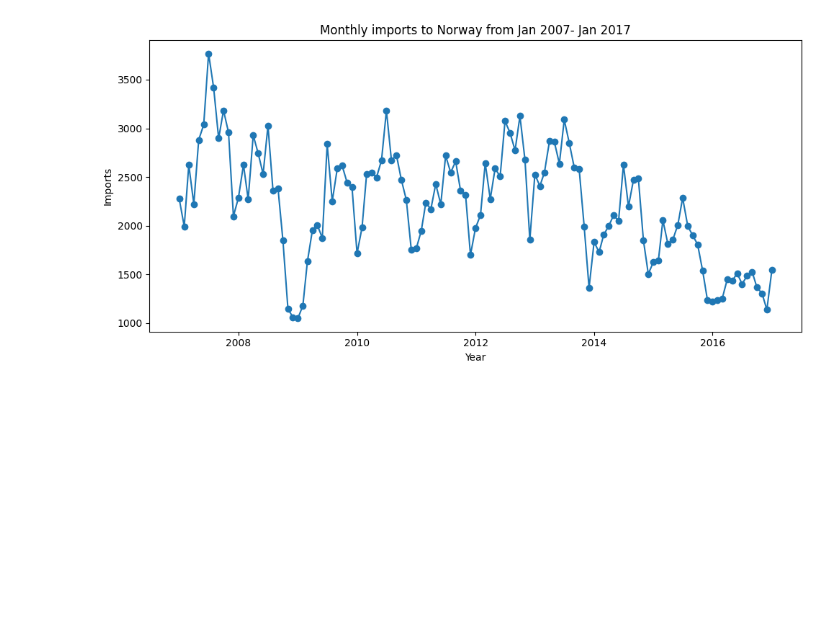
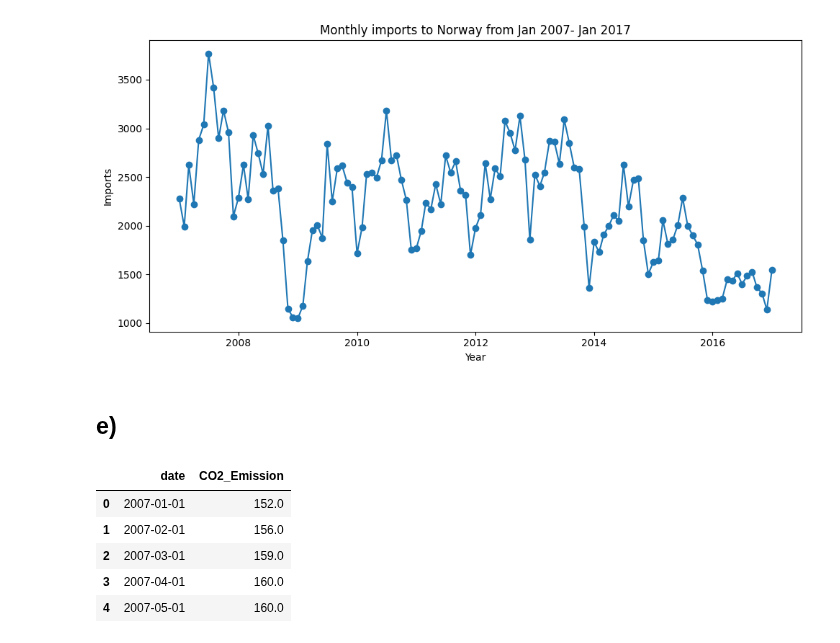
Before and after one commit to fredrikkron/data-visualization-fredrik-kron-de24, a Jupyter notebook: exercises/exercise_0/0.0.ipynb, the cells around one changed output. Cells and saved outputs as stored; diff of their text form; code cells hidden in the pictures; blank space fills up the shorter version.

```diff
--- a/exercises/exercise_0/0.0.ipynb
+++ b/exercises/exercise_0/0.0.ipynb
@@ -191,2 +191,23 @@ plt.show()
 # %% [output]
 [figure]
+# %% [markdown]
+## e)
+# %%
+df_all_CO2 = duckdb.query("""
+    SELECT
+        year || '-' || LPAD(CAST(month AS VARCHAR), 2, '0') AS date,
+        SUM(Avg_CO2) AS CO2_Emission
+    FROM df
+    GROUP BY year, month
+    ORDER BY year, month
+""").df()
+
+df_all_CO2["date"] = pd.to_datetime(df_all_CO2["date"], format="%Y-%m")
+df_all_CO2.head()
+# %% [output]
+|  | date | CO2_Emission |
+| 0 | 2007-01-01 | 152.0 |
+| 1 | 2007-02-01 | 156.0 |
+| 2 | 2007-03-01 | 159.0 |
+| 3 | 2007-04-01 | 160.0 |
+| 4 | 2007-05-01 | 160.0 |
```
Also changed, not shown: parts of 2 cells of this notebook, 1 other file.
